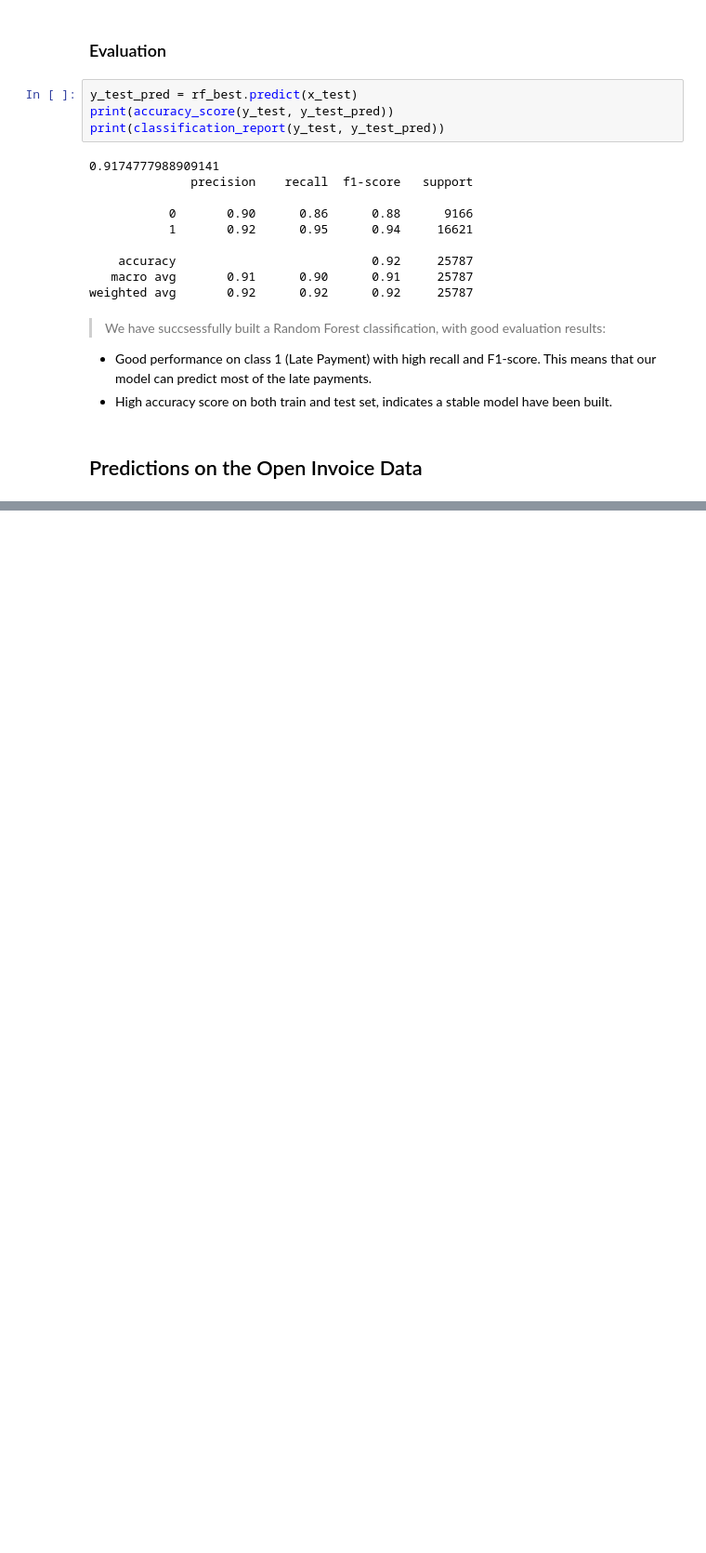
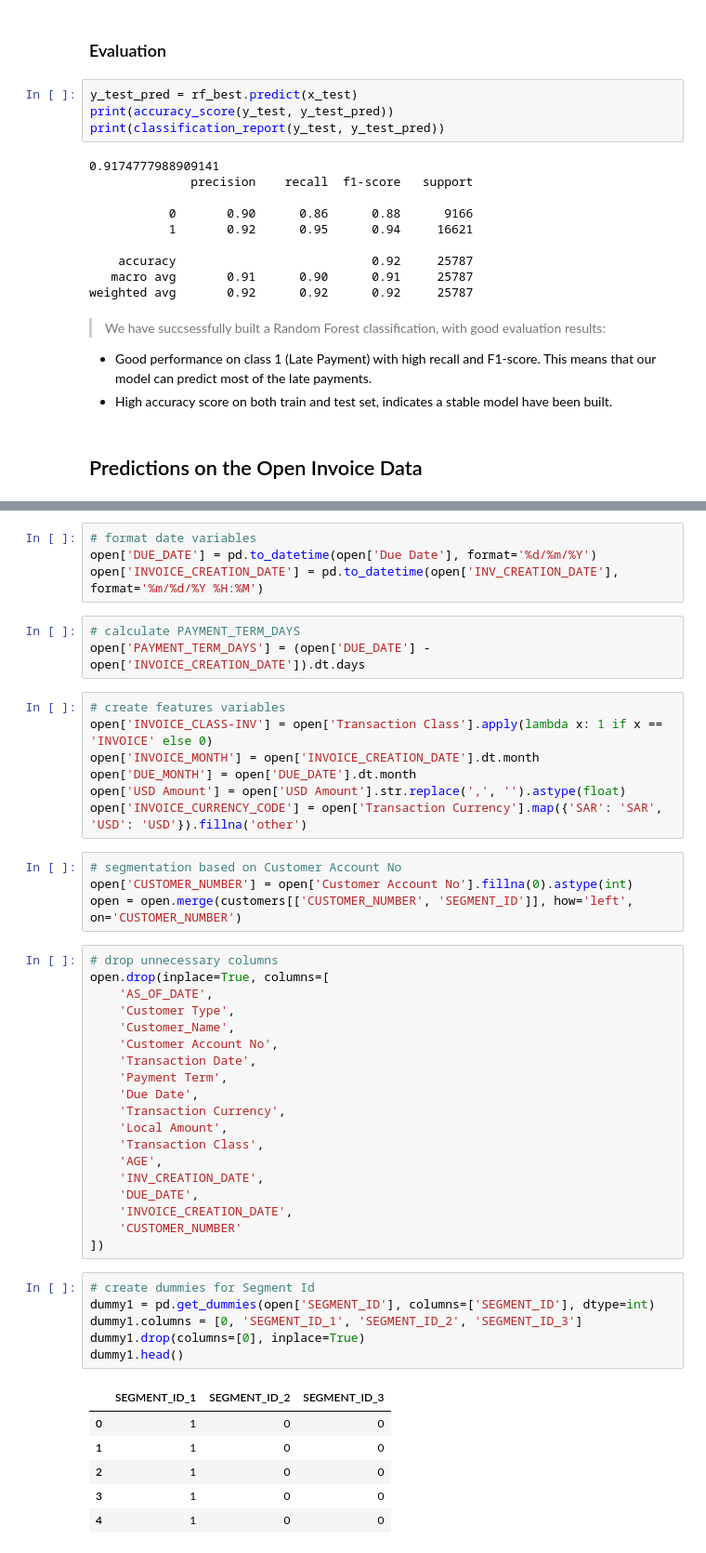
Before and after one commit to liemnh98/upGrad-Domain-Oriented-Case-Study, a Jupyter notebook: main_code.iPynb, the cells around one changed output, grey strips where cells are left out. Shown: that part at 93% size. Drawn from its saved outputs; the diff is of its cells as text; blank space fills up the shorter version.

Commit message:
Model Building: - prepare Open Invoices data

```diff
--- a/main_code.iPynb
+++ b/main_code.iPynb
@@ -955,0 +985,50 @@ weighted avg       0.92      0.92      0.92     25787
+# %%
+# format date variables
+open['DUE_DATE'] = pd.to_datetime(open['Due Date'], format='%d/%m/%Y')
+open['INVOICE_CREATION_DATE'] = pd.to_datetime(open['INV_CREATION_DATE'], format='%m/%d/%Y %H:%M')
+# %%
+# calculate PAYMENT_TERM_DAYS
+open['PAYMENT_TERM_DAYS'] = (open['DUE_DATE'] - open['INVOICE_CREATION_DATE']).dt.days
+# %%
+# create features variables
+open['INVOICE_CLASS-INV'] = open['Transaction Class'].apply(lambda x: 1 if x == 'INVOICE' else 0)
+open['INVOICE_MONTH'] = open['INVOICE_CREATION_DATE'].dt.month
+open['DUE_MONTH'] = open['DUE_DATE'].dt.month
+open['USD Amount'] = open['USD Amount'].str.replace(',', '').astype(float)
+open['INVOICE_CURRENCY_CODE'] = open['Transaction Currency'].map({'SAR': 'SAR', 'USD': 'USD'}).fillna('other')
+# %%
+# segmentation based on Customer Account No
+open['CUSTOMER_NUMBER'] = open['Customer Account No'].fillna(0).astype(int)
+open = open.merge(customers[['CUSTOMER_NUMBER', 'SEGMENT_ID']], how='left', on='CUSTOMER_NUMBER')
+# %%
+# drop unnecessary columns
+open.drop(inplace=True, columns=[
+    'AS_OF_DATE',
+    'Customer Type',
+    'Customer_Name',
+    'Customer Account No',
+    'Transaction Date',
+    'Payment Term',
+    'Due Date',
+    'Transaction Currency',
+    'Local Amount',
+    'Transaction Class',
+    'AGE',
+    'INV_CREATION_DATE',
+    'DUE_DATE',
+    'INVOICE_CREATION_DATE',
+    'CUSTOMER_NUMBER'
+])
+# %%
+# create dummies for Segment Id
+dummy1 = pd.get_dummies(open['SEGMENT_ID'], columns=['SEGMENT_ID'], dtype=int)
+dummy1.columns = [0, 'SEGMENT_ID_1', 'SEGMENT_ID_2', 'SEGMENT_ID_3']
+dummy1.drop(columns=[0], inplace=True)
+dummy1.head()
+# %% [output]
+|  | SEGMENT_ID_1 | SEGMENT_ID_2 | SEGMENT_ID_3 |
+| 0 | 1 | 0 | 0 |
+| 1 | 1 | 0 | 0 |
+| 2 | 1 | 0 | 0 |
+| 3 | 1 | 0 | 0 |
+| 4 | 1 | 0 | 0 |
```
Also changed, not shown: parts of 11 cells of this notebook.
